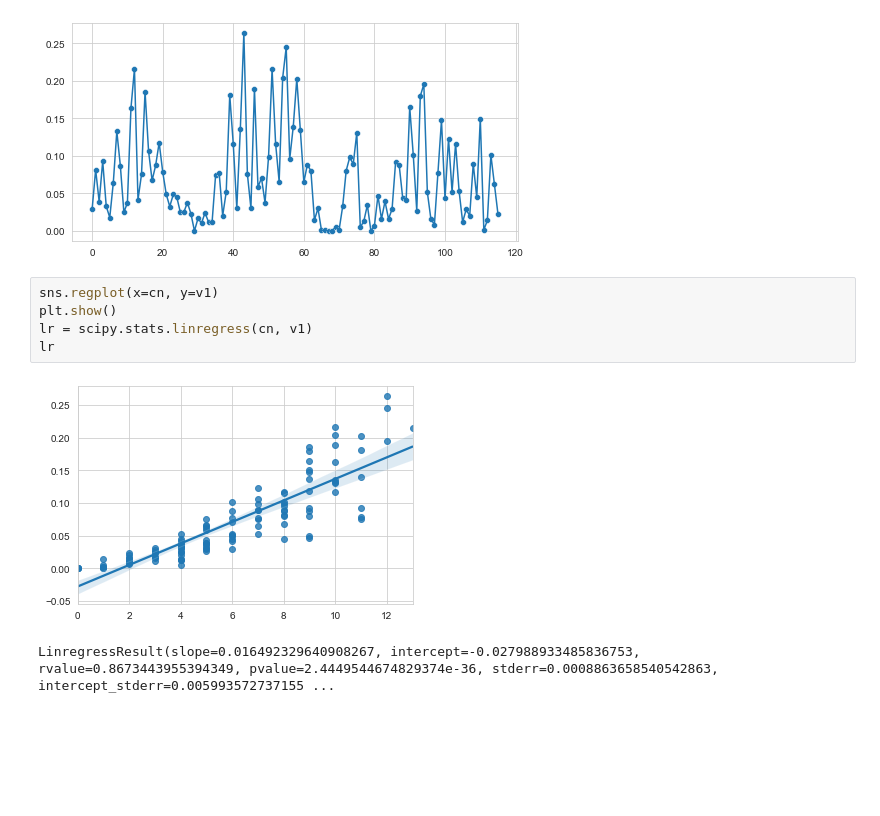
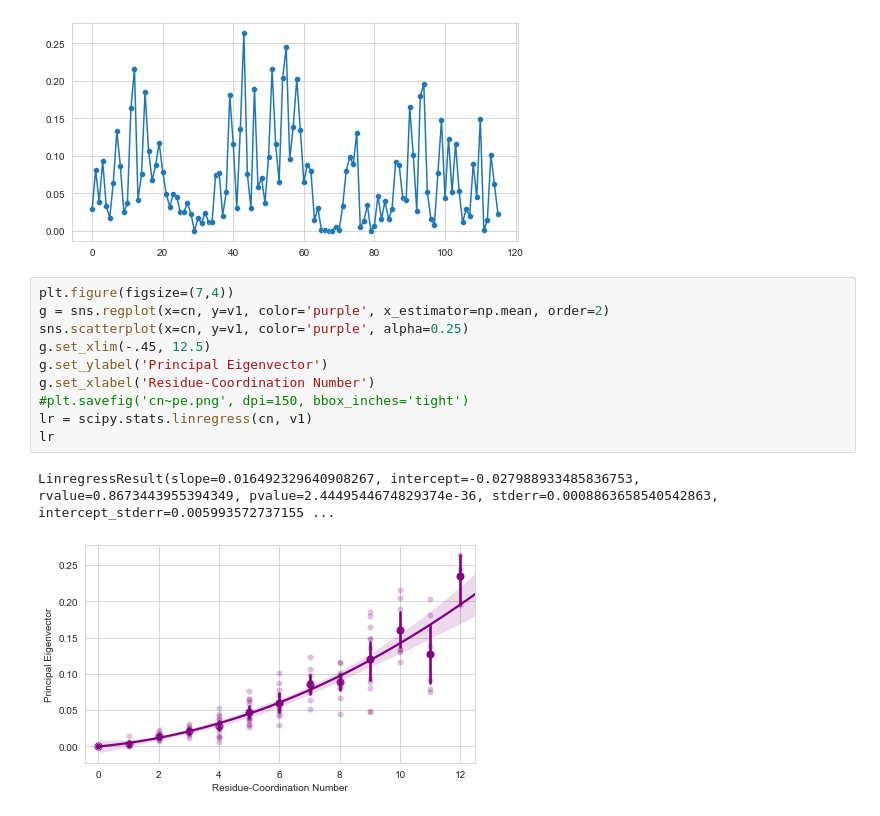
Before and after one commit to NatureGeorge/refold, a Jupyter notebook: notebooks/PhysRevLett.92.218101.ipynb, the cells around one changed output. Drawn from its saved outputs; the diff is of its cells as text; blank space fills up the shorter version.

```diff
--- a/notebooks/PhysRevLett.92.218101.ipynb
+++ b/notebooks/PhysRevLett.92.218101.ipynb
@@ -74,11 +74,16 @@ sns.scatterplot(data=v1)
 plt.show()
 # %% [output]
 [figure]
-# %%
-sns.regplot(x=cn, y=v1)
-plt.show()
-lr = scipy.stats.linregress(cn, v1)
-lr
-# %% [output]
-[figure, removed]
-LinregressResult(slope=0.016492329640908267, intercept=-0.027988933485836753, rvalue=0.8673443955394349, pvalue=2.4449544674829374e-36, stderr=0.0008863658540542863, intercept_stderr=0.005993572737155 ...
+# %%
+plt.figure(figsize=(7,4))
+g = sns.regplot(x=cn, y=v1, color='purple', x_estimator=np.mean, order=2)
+sns.scatterplot(x=cn, y=v1, color='purple', alpha=0.25)
+g.set_xlim(-.45, 12.5)
+g.set_ylabel('Principal Eigenvector')
+g.set_xlabel('Residue-Coordination Number')
+#plt.savefig('cn~pe.png', dpi=150, bbox_inches='tight')
+lr = scipy.stats.linregress(cn, v1)
+lr
+# %% [output]
+LinregressResult(slope=0.016492329640908267, intercept=-0.027988933485836753, rvalue=0.8673443955394349, pvalue=2.4449544674829374e-36, stderr=0.0008863658540542863, intercept_stderr=0.005993572737155 ...
+[figure, added]
```
Also changed, not shown: 3 other files.
